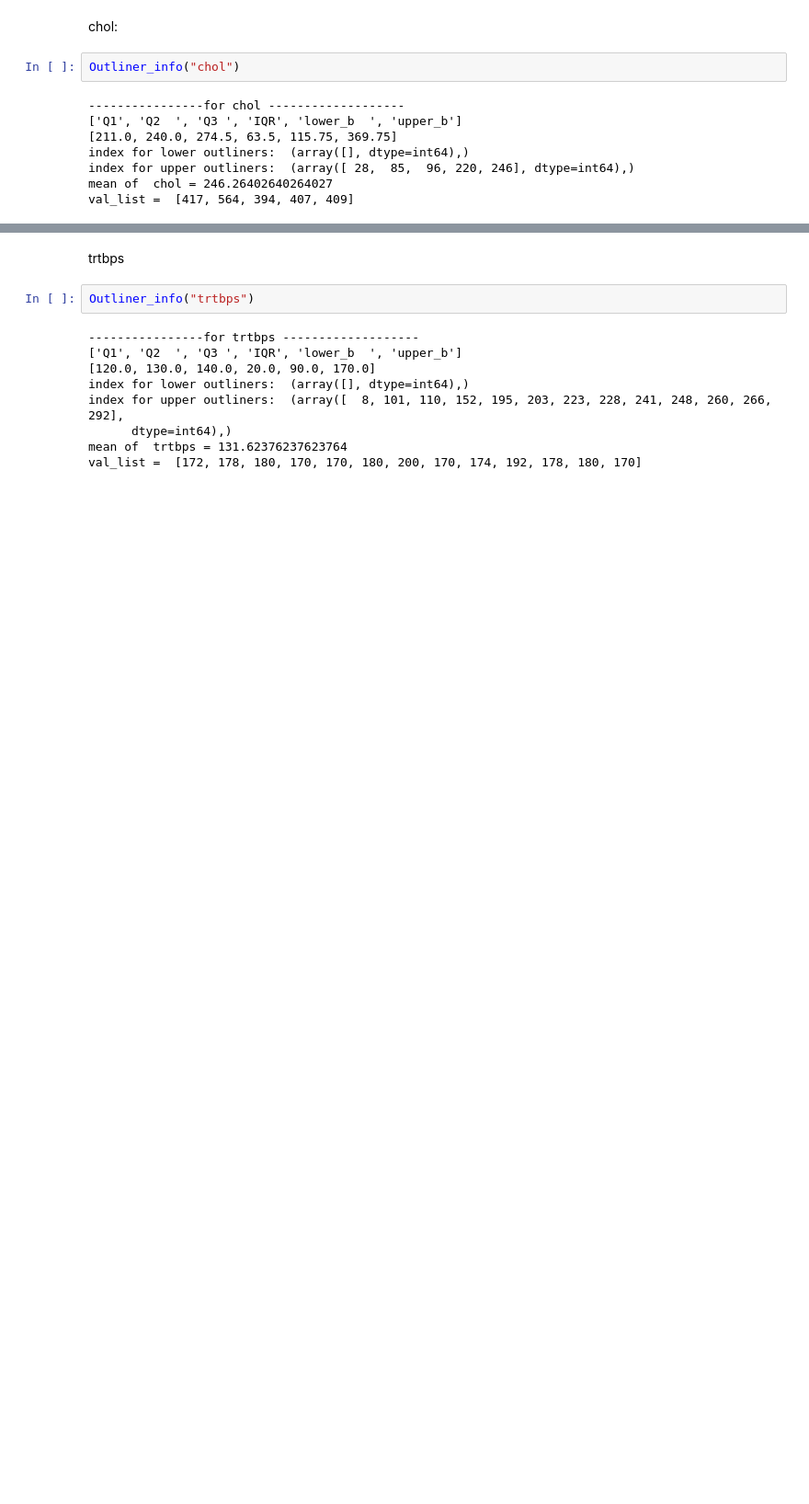
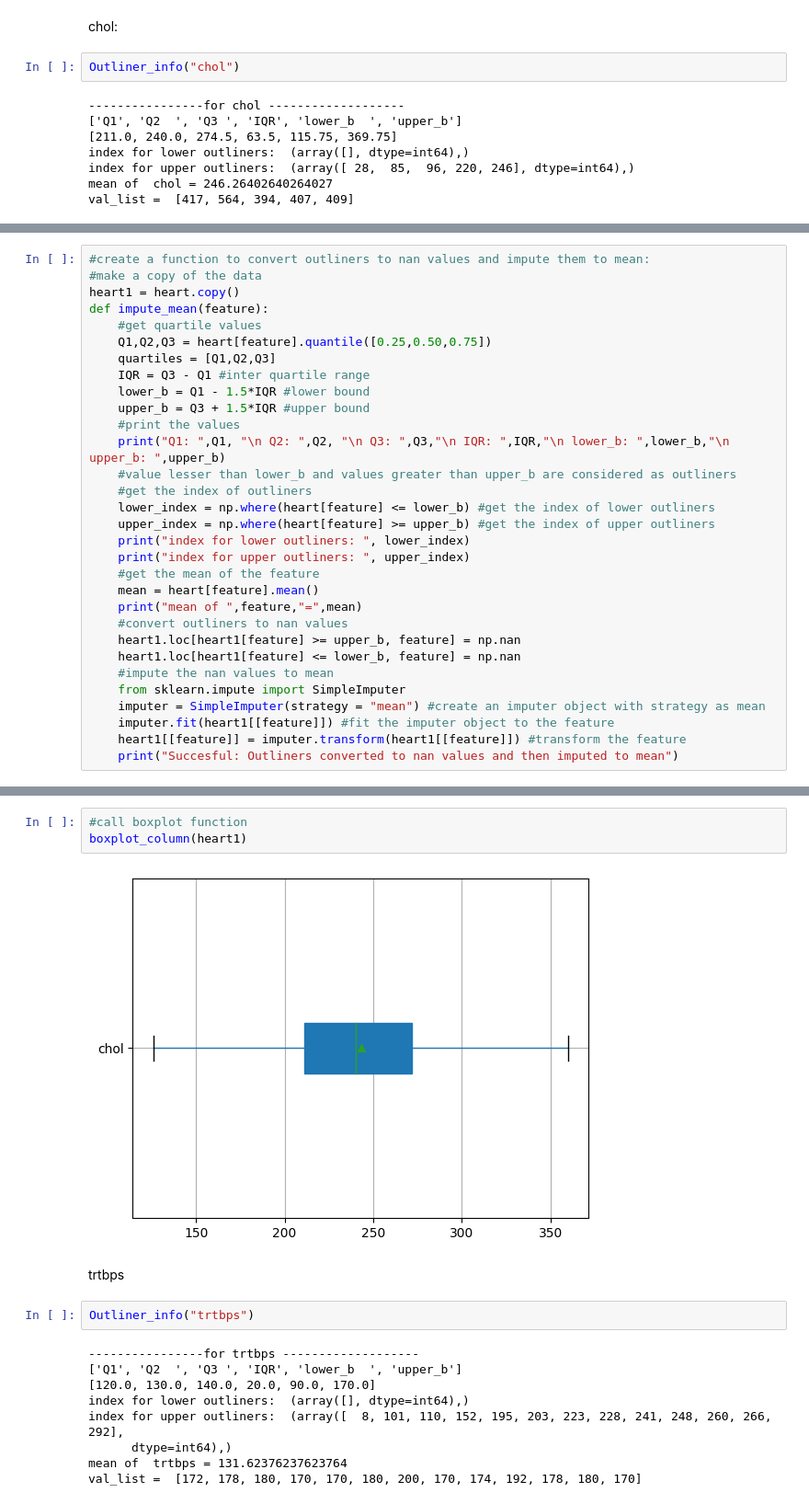
Before and after one commit to kruthi-sb/Cardiac_Events_ML, a Jupyter notebook: preprocessing/outliners.ipynb, the cells around one changed output, grey strips where cells are left out. Shown: that part at 92% size. Saved outputs shown, nothing was run; the diff lists cells and outputs as text; blank space fills up the shorter version.

Commit message:
changed outliners, EDA

```diff
--- a/preprocessing/outliners.ipynb
+++ b/preprocessing/outliners.ipynb
@@ -176,0 +166,31 @@ heart1.at[246,"chol"]= 369 #409 to 369
+# %%
+#create a function to convert outliners to nan values and impute them to mean:
+#make a copy of the data
+heart1 = heart.copy()
+def impute_mean(feature):
+    #get quartile values
+    Q1,Q2,Q3 = heart[feature].quantile([0.25,0.50,0.75])
+    quartiles = [Q1,Q2,Q3]
+    IQR = Q3 - Q1 #inter quartile range
+    lower_b = Q1 - 1.5*IQR #lower bound
+    upper_b = Q3 + 1.5*IQR #upper bound
+    #print the values
+    print("Q1: ",Q1, "\n Q2: ",Q2, "\n Q3: ",Q3,"\n IQR: ",IQR,"\n lower_b: ",lower_b,"\n upper_b: ",upper_b)
+    #value lesser than lower_b and values greater than upper_b are considered as outliners
+    #get the index of outliners
+    lower_index = np.where(heart[feature] <= lower_b) #get the index of lower outliners
+    upper_index = np.where(heart[feature] >= upper_b) #get the index of upper outliners
+    print("index for lower outliners: ", lower_index)
+    print("index for upper outliners: ", upper_index)
+    #get the mean of the feature
+    mean = heart[feature].mean()
+    print("mean of ",feature,"=",mean)
+    #convert outliners to nan values
+    heart1.loc[heart1[feature] >= upper_b, feature] = np.nan
+    heart1.loc[heart1[feature] <= lower_b, feature] = np.nan
+    #impute the nan values to mean
+    from sklearn.impute import SimpleImputer
+    imputer = SimpleImputer(strategy = "mean") #create an imputer object with strategy as mean
+    imputer.fit(heart1[[feature]]) #fit the imputer object to the feature
+    heart1[[feature]] = imputer.transform(heart1[[feature]]) #transform the feature
+    print("Succesful: Outliners converted to nan values and then imputed to mean")
@@ -177,3 +211,8 @@ heart1.at[246,"chol"]= 369 #409 to 369
+# %%
+#call boxplot function
+boxplot_column(heart1)
+# %% [output]
+[figure, added]
 # %% [markdown]
 trtbps
 # %%
```
Also changed, not shown: parts of 23 cells of this notebook, 2 other files.
